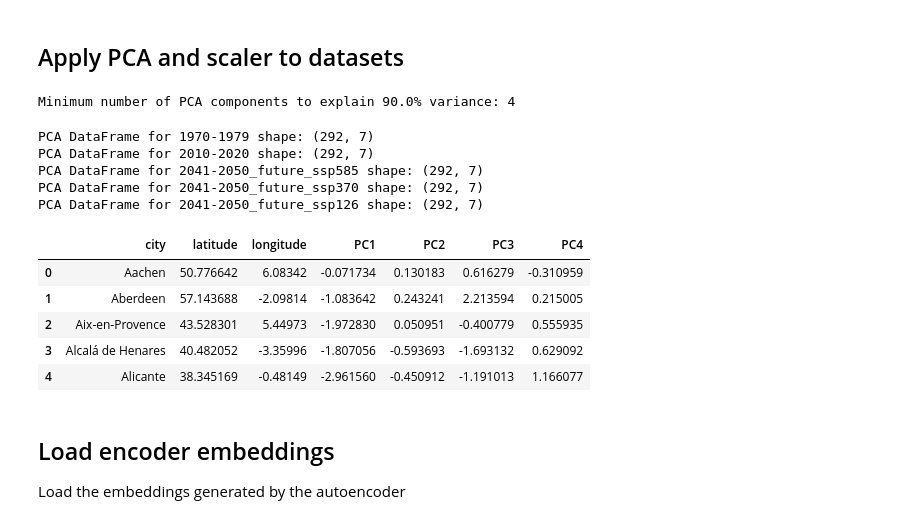
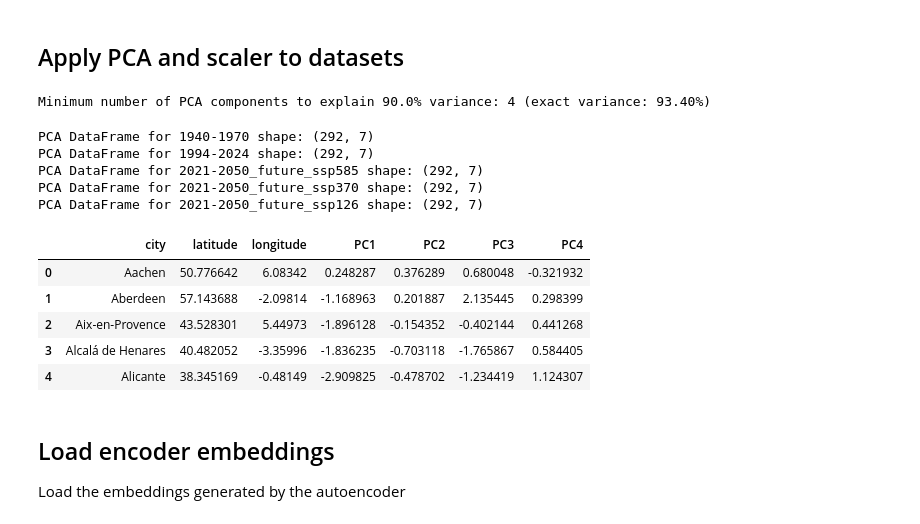
Before and after one commit to evarayHEIG/mlbd_projet, a Jupyter notebook: climate_analogs.ipynb, the cells around one changed output. Cells and saved outputs as stored; diff of their text form; code cells hidden in the pictures.

```diff
--- a/climate_analogs.ipynb
+++ b/climate_analogs.ipynb
@@ -19,7 +19,7 @@ def get_climate_features(df):
 # %%
 # Load the datasets from CSV files
 
-period_names = ['1970-1979', '2010-2020', '2041-2050_future_ssp585', '2041-2050_future_ssp370', '2041-2050_future_ssp126']
+period_names = ['1940-1970', '1994-2024', '2021-2050_future_ssp585', '2021-2050_future_ssp370', '2021-2050_future_ssp126']
 datasets = {}
 
 for period_name in period_names:
@@ -81,9 +81,9 @@ def add_metadata_to_df(df, metadata):
 TARGET_EXPLAINED_VARIANCE = 0.9
 
 min_components = find_nb_min_components_for_variance(pca, TARGET_EXPLAINED_VARIANCE)
-print(f"Minimum number of PCA components to explain {TARGET_EXPLAINED_VARIANCE*100}% variance: {min_components}")
+print(f"Minimum number of PCA components to explain {TARGET_EXPLAINED_VARIANCE*100}% variance: {min_components} (exact variance: {np.sum(pca.explained_variance_ratio_[:min_components])*100:.2f}%)")
 # %% [output]
-Minimum number of PCA components to explain 90.0% variance: 4
+Minimum number of PCA components to explain 90.0% variance: 4 (exact variance: 93.40%)
 # %%
 pca_df = {}
 
@@ -94,20 +94,20 @@ for period_name in period_names:
     pca_df[period_name] = add_metadata_to_df(pca_df[period_name], metadata)
     print(f"PCA DataFrame for {period_name} shape: {pca_df[period_name].shape}")
 # %% [output]
-PCA DataFrame for 1970-1979 shape: (292, 7)
-PCA DataFrame for 2010-2020 shape: (292, 7)
-PCA DataFrame for 2041-2050_future_ssp585 shape: (292, 7)
-PCA DataFrame for 2041-2050_future_ssp370 shape: (292, 7)
-PCA DataFrame for 2041-2050_future_ssp126 shape: (292, 7)
+PCA DataFrame for 1940-1970 shape: (292, 7)
+PCA DataFrame for 1994-2024 shape: (292, 7)
+PCA DataFrame for 2021-2050_future_ssp585 shape: (292, 7)
+PCA DataFrame for 2021-2050_future_ssp370 shape: (292, 7)
+PCA DataFrame for 2021-2050_future_ssp126 shape: (292, 7)
 # %%
-display(pca_df['2010-2020'].head())
+display(pca_df['1994-2024'].head())
 # %% [output]
 |  | city | latitude | longitude | PC1 | PC2 | PC3 | PC4 |
-| 0 | Aachen | 50.776642 | 6.08342 | -0.071734 | 0.130183 | 0.616279 | -0.310959 |
-| 1 | Aberdeen | 57.143688 | -2.09814 | -1.083642 | 0.243241 | 2.213594 | 0.215005 |
-| 2 | Aix-en-Provence | 43.528301 | 5.44973 | -1.972830 | 0.050951 | -0.400779 | 0.555935 |
-| 3 | Alcalá de Henares | 40.482052 | -3.35996 | -1.807056 | -0.593693 | -1.693132 | 0.629092 |
-| 4 | Alicante | 38.345169 | -0.48149 | -2.961560 | -0.450912 | -1.191013 | 1.166077 |
+| 0 | Aachen | 50.776642 | 6.08342 | 0.248287 | 0.376289 | 0.680048 | -0.321932 |
+| 1 | Aberdeen | 57.143688 | -2.09814 | -1.168963 | 0.201887 | 2.135445 | 0.298399 |
+| 2 | Aix-en-Provence | 43.528301 | 5.44973 | -1.896128 | -0.154352 | -0.402144 | 0.441268 |
+| 3 | Alcalá de Henares | 40.482052 | -3.35996 | -1.836235 | -0.703118 | -1.765867 | 0.584405 |
+| 4 | Alicante | 38.345169 | -0.48149 | -2.909825 | -0.478702 | -1.234419 | 1.124307 |
 # %% [markdown]
 ## Load encoder embeddings
 
```
Also changed, not shown: parts of 5 cells of this notebook, 5 other files.
